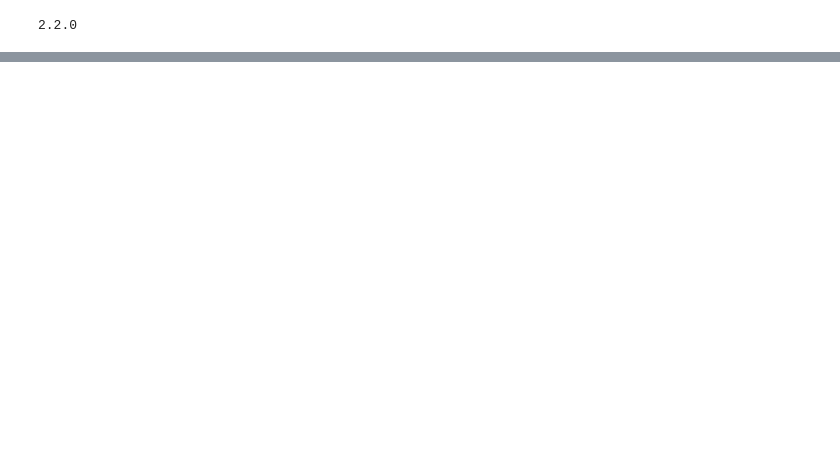
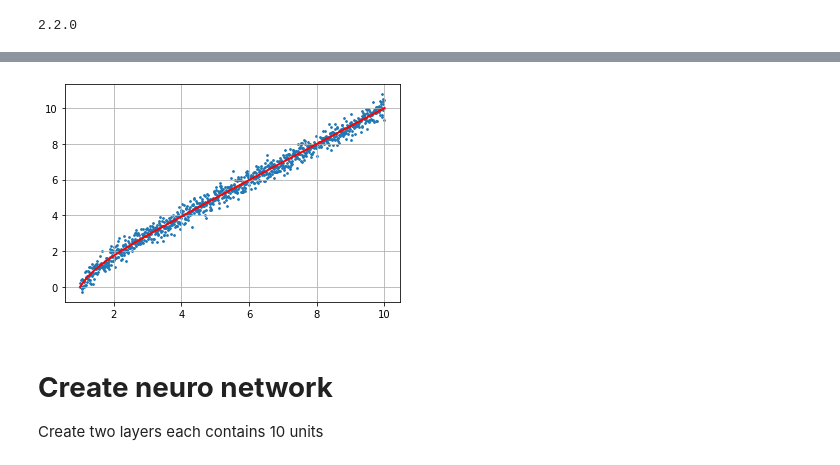
Before and after one commit to YuanQi-ME/hello-world, a Jupyter notebook: Nonlinear_curve_fitting.ipynb, the cells around one changed output, grey strips where cells are left out. Cells and saved outputs as stored; diff of their text form; code cells hidden in the pictures; blank space fills up the shorter version.

```diff
--- a/Nonlinear_curve_fitting.ipynb
+++ b/Nonlinear_curve_fitting.ipynb
@@ -19,2 +26,18 @@ Generate data from Neo Hookean model, for uniaxial tension test, $W = \frac{\mu}
 
 Here, for simplicity, assume $\mu = 1$, all units are omitted.
+# %%
+x_data = np.linspace(1, 10, num = 1000)
+y_data_true = x_data - 1/x_data**2  # theoretical data
+
+y_data = y_data_true + 0.3*np.random.normal(size=1000)  # add experiment noise
+
+plt.scatter(x_data, y_data, s=3)
+plt.plot(x_data, y_data_true, 'r', linewidth = 2)
+plt.grid()
+plt.show()
+# %% [output]
+[figure, added]
+# %% [markdown]
+# **Create neuro network**
+
+Create two layers each contains 10 units
```
Also changed, not shown: parts of 8 cells of this notebook.
